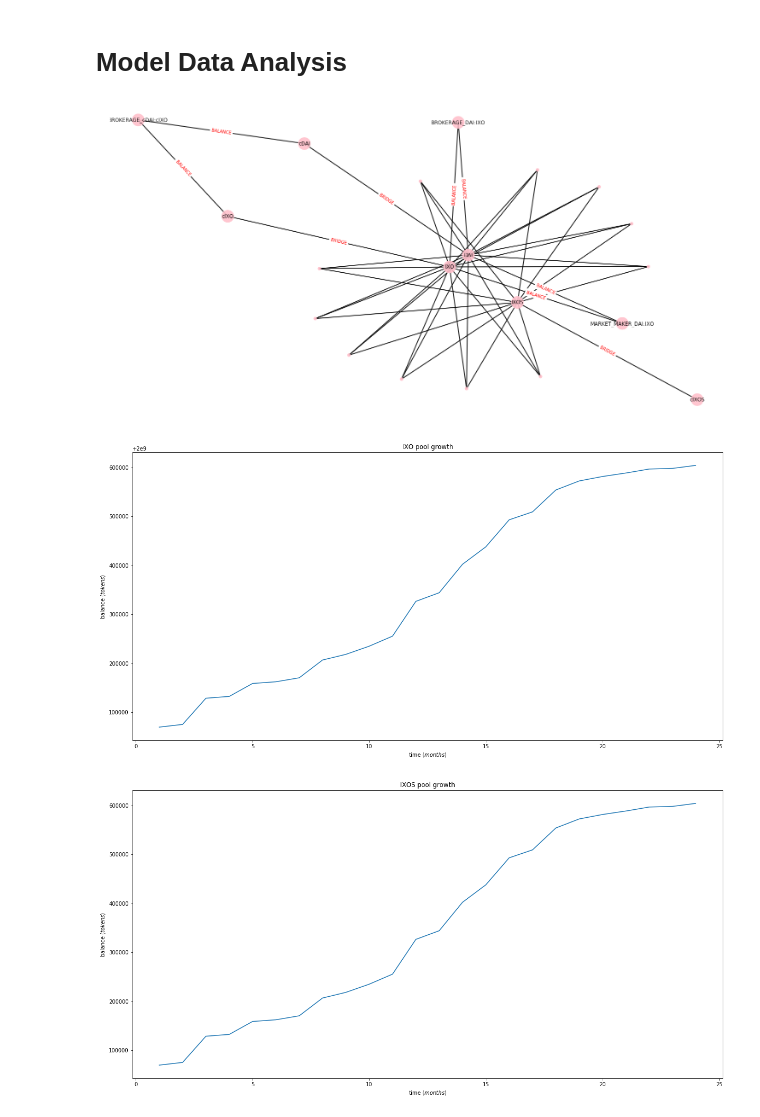
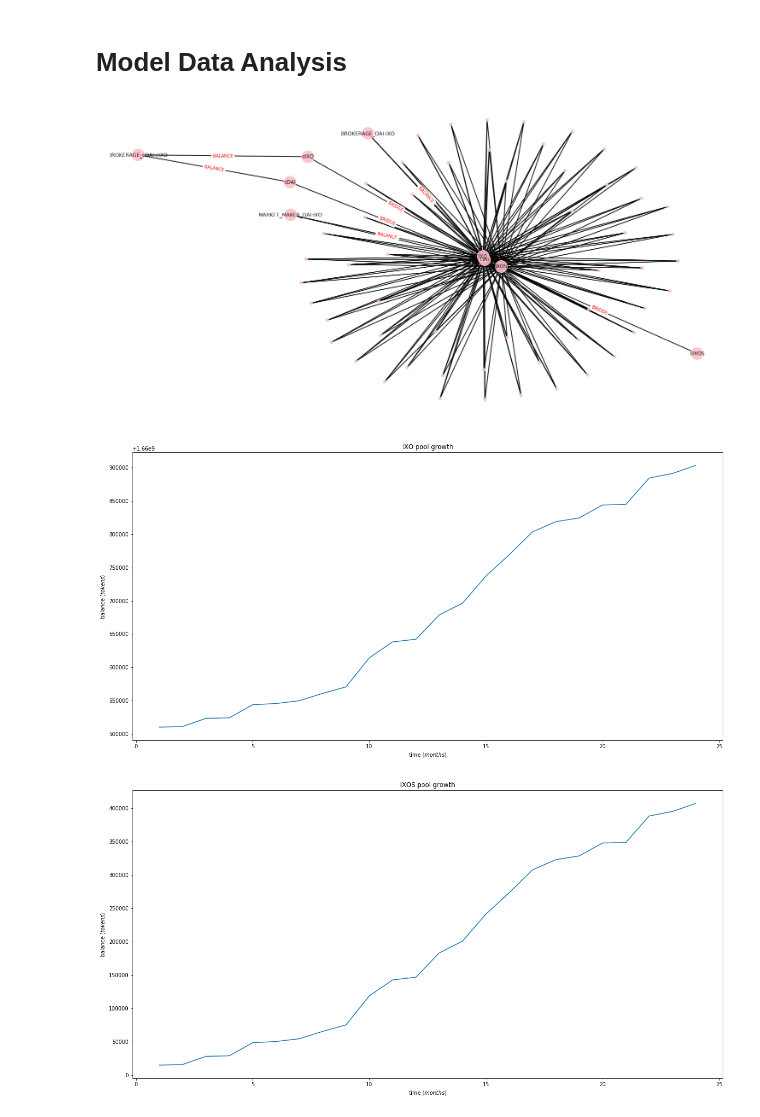
Before and after one commit to BenSchZA/ixo-liquidity-mechanism, a Jupyter notebook: ixo.ipynb, the cells around one changed output. Saved outputs shown, nothing was run; the diff lists cells and outputs as text; code cells hidden in the pictures.

Commit message:
Add bridge logic, parameters, and diagram

```diff
--- a/ixo.ipynb
+++ b/ixo.ipynb
@@ -93,24 +77,25 @@ liquidity_provider_fee = .03 # percent
 tax = 0 # exit tax - introduces friction and possibly funds to prime stability mechanisms
 theta = 0 #.35 # Funding pool taxation - 0 implies all contributions allocated to market
 
-# From scenario spreadsheet
-initial_ixo_supply = 2e9
-initial_ixo_price = .02
+# Supply pool initial parameters
+initial_ixo_supply = 1660495658
+initial_ixo_price = .003
 initial_ixo_reserve = initial_ixo_supply * initial_ixo_price
 
+# Founders staked at 1:10 -- where DAI/IXO pair are entered into liquidity pool to receive staking vouchers, founders receive 1/10th of the value or share of the pool
 founders_stake = .1 # percent
-initial_ixos_supply = initial_ixo_supply * founders_stake # initial supply of staking vouchers
+initial_ixos_supply = 83024783 # initial_ixo_supply * founders_stake # initial supply of staking vouchers
 
 initial_ixo_price = .10 # average IXO price from ixo.world Euro cents
-initial_ixos_price = .20 # staking voucher price from AMM in Euro cents
+initial_ixos_price = .10 #.20 # staking voucher price from AMM in Euro cents
 
 ixo_delegation_distribution_reserve = 1e6
-ixo_delegation_distribution_supply = 1e6/initial_ixo_price #200e6 # 5 strategic delegations worth Euro 1 Mil each
+ixo_delegation_distribution_supply = 1e6/initial_ixos_price #200e6 # 5 strategic delegations worth Euro 1 Mil each
 
 # Augmented bonding curve parameters
 # Hatch state
 d0 = initial_ixo_reserve/1e6 # million DAI
-p0 = initial_ixo_price # DAI per tokens
+p0 = initial_ixo_price # DAI per token
 
 R0 =  d0*(1-theta) # million DAI
 S0 = d0/p0
@@ -905,27 +917,27 @@ def save_experiment(fig, experiment, name):
     fig.savefig('experiment_%s/%s.png' % (experiment, name))
 # %%
 rdf = select_experiment(results, 1)
-network_output = rdf['network'][24]
+network_output = rdf['network'][rdf.index[-1]]
 
 pos = nx.drawing.nx_agraph.graphviz_layout(network_output, prog='neato') #spring_layout(network, k=0.15,iterations=20)
 
 node_sizes = [50 if network_output.nodes[node]['_type'] == Nodes.PARTICIPANT.name else 800 for node in network_output.nodes()]
 
 plt.figure(1,figsize=(20,10))
 nx.draw(
     network_output, pos, edge_color='black', width=2, linewidths=1,
     node_size=node_sizes, node_color='pink', alpha=0.9,
     labels={node: node for node in network.nodes()})
 
 nx.draw_networkx_edge_labels(
     network_output, pos,
     edge_labels={(u,v): d['_type'] for u,v,d in network.edges(data=True)},
     font_color='red')
 
 plt.axis('off')
 plt.show()
 # %% [output]
-[figure, old version]
+[figure, new version]
 # %%
 for experiment in params['sweep']:
     rdf = select_experiment(results, experiment)
@@ -940,7 +952,7 @@ for experiment in params['sweep']:
 
     save_experiment(fig, experiment, 'IXO_pool_growth')
 # %% [output]
-[figure, old version]
+[figure, new version]
 # %%
 for experiment in params['sweep']:
     data_id = 'IXOS_pool_growth'
@@ -956,7 +968,7 @@ for experiment in params['sweep']:
 
     save_experiment(fig, experiment, data_id)
 # %% [output]
-[figure, old version]
+[figure, new version]
 # %%
 for experiment in params['sweep']:
     rdf = select_experiment(results, experiment)
```
Also changed, not shown: parts of 13 cells of this notebook, 2 other files.
